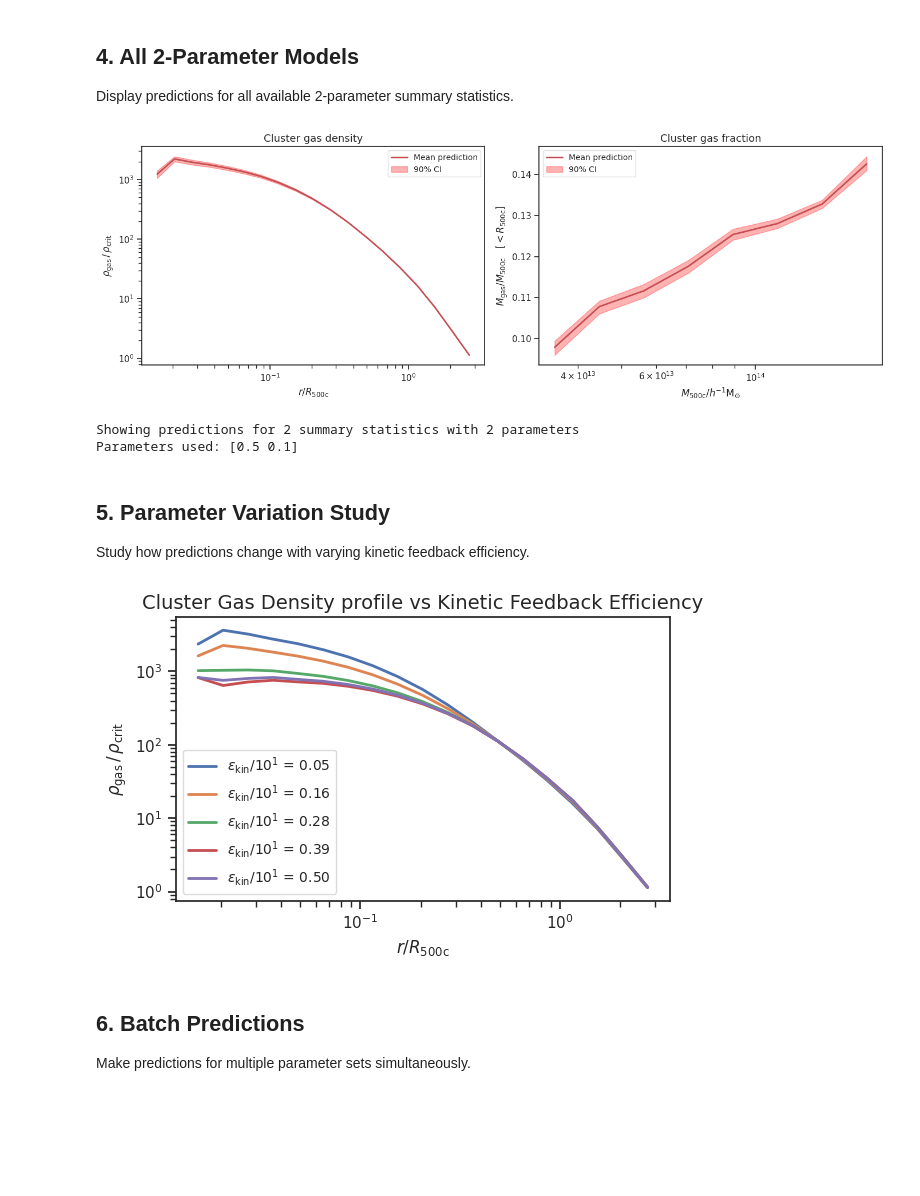
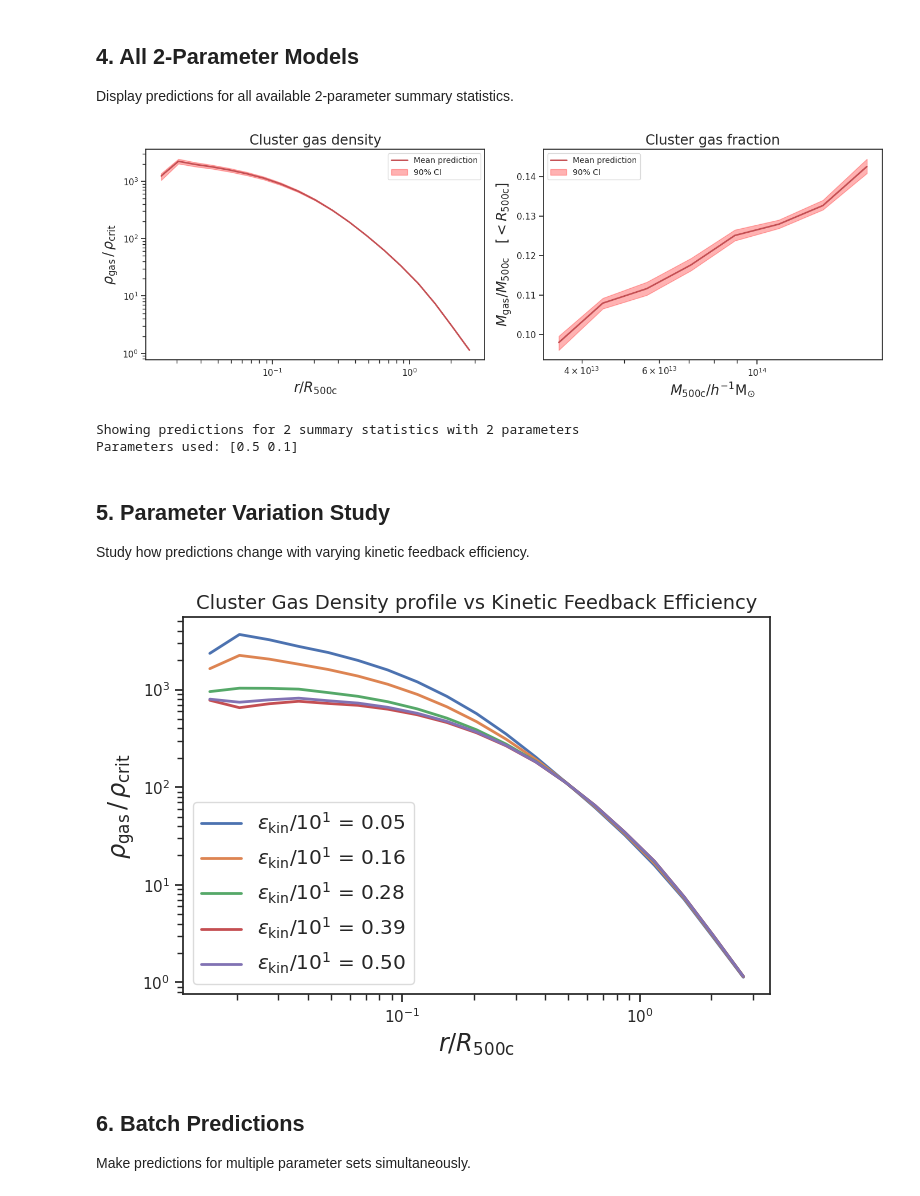
Before and after one commit to nesar/subgrid_emu, a Jupyter notebook: examples/basic_usage.ipynb, the cells around one changed output. Drawn from its saved outputs; the diff is of its cells as text; code cells hidden in the pictures; blank space fills up the shorter version.

```diff
--- a/examples/basic_usage.ipynb
+++ b/examples/basic_usage.ipynb
@@ -136,10 +136,10 @@ for i, stat_name in enumerate(stats_5p):
                     alpha=0.3, color='blue', label='90% CI')
     ax.set_xscale(plot_info['xscale'])
     ax.set_yscale(plot_info['yscale'])
-    ax.set_xlabel(plot_info['xlabel'], fontsize=12)
-    ax.set_ylabel(plot_info['ylabel'], fontsize=12)
-    ax.set_title(plot_info['title'], fontsize=13)
-    ax.legend(fontsize=10, frameon=True, framealpha=0.7)
+    ax.set_xlabel(plot_info['xlabel'], fontsize='x-large')
+    ax.set_ylabel(plot_info['ylabel'], fontsize='x-large')
+    ax.set_title(plot_info['title'], fontsize='x-large')
+    ax.legend(fontsize='large', frameon=True, framealpha=0.7, loc='lower center')
     # ax.grid(True, alpha=0.3)
 
 # Hide extra subplots
@@ -190,9 +190,9 @@ for i, stat_name in enumerate(stats_2p):
                     alpha=0.3, color='red', label='90% CI')
     ax.set_xscale(plot_info['xscale'])
     ax.set_yscale(plot_info['yscale'])
-    ax.set_xlabel(plot_info['xlabel'], fontsize=12)
-    ax.set_ylabel(plot_info['ylabel'], fontsize=12)
-    ax.set_title(plot_info['title'], fontsize=13)
+    ax.set_xlabel(plot_info['xlabel'], fontsize='x-large')
+    ax.set_ylabel(plot_info['ylabel'], fontsize='x-large')
+    ax.set_title(plot_info['title'], fontsize='x-large')
     ax.legend(fontsize=10, frameon=True, framealpha=0.7)
 
 plt.tight_layout()
@@ -201,7 +201,7 @@ plt.show()
 print(f"\nShowing predictions for {n_stats} summary statistics with 2 parameters")
 print(f"Parameters used: {params_2p}")
 # %% [output]
-[figure, old version]
+[figure, new version]
 Showing predictions for 2 summary statistics with 2 parameters
 Parameters used: [0.5 0.1]
 # %% [markdown]
@@ -211,38 +211,38 @@ Study how predictions change with varying kinetic feedback efficiency.
 # %%
 # Load emulator for gas density profile
 emu_cgd = load_emulator('CGD')
 
 # Base parameters
 base_params = np.array([3.0, 0.5, 0.8, 0.65, 0.1])
 
 # Vary the last parameter (epsilon_kin)
 eps_values = np.linspace(0.05, 0.5, 5)
 
 # Get x-grid
 x_grid, _ = get_x_grid('CGD')
 plot_info = get_plot_info('CGD')
 
 # Plot
-fig, ax = plt.subplots(figsize=(6, 4))
+fig, ax = plt.subplots(figsize=(7, 5))
 
 for eps in eps_values:
     params = base_params.copy()
     params[4] = eps
 
     mean, _ = emu_cgd.predict(params)
 
     ax.plot(x_grid, mean, lw=2, label= r'$\epsilon_\text{kin}/10^{1}$ = ' + f'{eps:.2f}')
 
 ax.set_xscale(plot_info['xscale'])
 ax.set_yscale(plot_info['yscale'])
-ax.set_xlabel(plot_info['xlabel'], fontsize=12)
-ax.set_ylabel(plot_info['ylabel'], fontsize=12)
+ax.set_xlabel(plot_info['xlabel'], fontsize='x-large')
+ax.set_ylabel(plot_info['ylabel'], fontsize='x-large')
 ax.set_title('Cluster Gas Density profile vs Kinetic Feedback Efficiency', fontsize=14)
-ax.legend(fontsize=10, frameon=True, framealpha=0.7)
+ax.legend(fontsize='large', frameon=True, framealpha=0.7)
 plt.tight_layout()
 plt.show()
 # %% [output]
-[figure, old version]
+[figure, new version]
 # %% [markdown]
 ## 6. Batch Predictions
 
```
Also changed, not shown: parts of 2 cells of this notebook.
